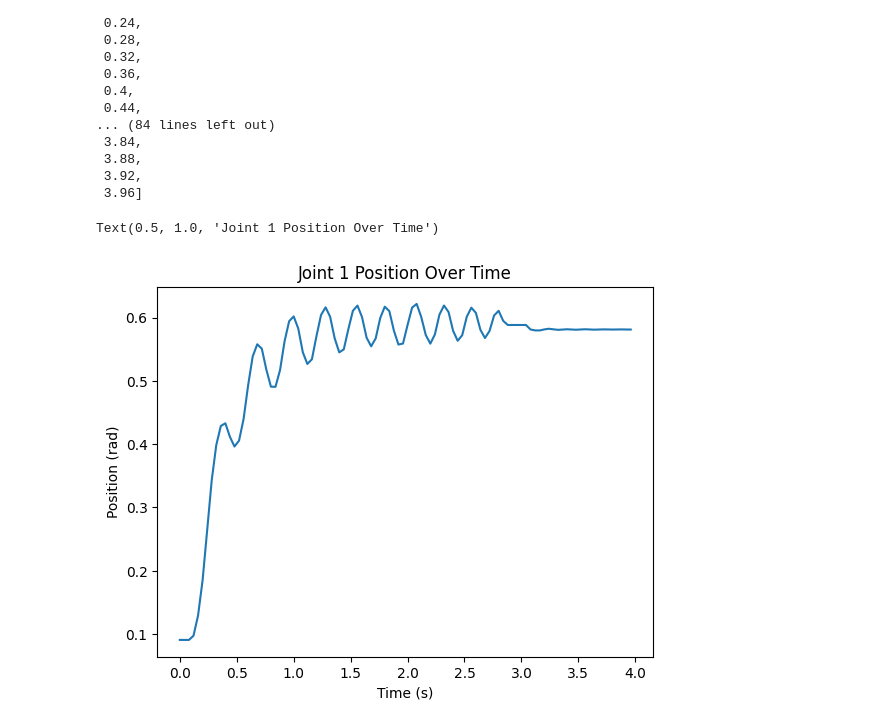
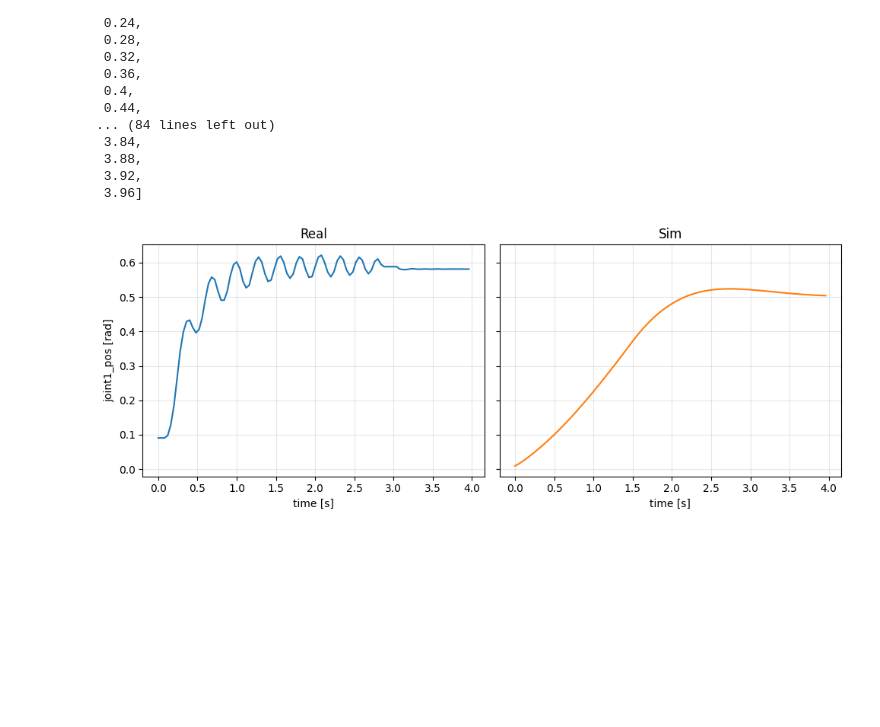
Before and after one commit to RL-Sim-to-Real/training, a Jupyter notebook: sim_to_real_analysis/visualize.ipynb, the cells around one changed output. Drawn from its saved outputs; the diff is of its cells as text; code cells hidden in the pictures; blank space fills up the shorter version.

```diff
--- a/sim_to_real_analysis/visualize.ipynb
+++ b/sim_to_real_analysis/visualize.ipynb
@@ -2,7 +2,7 @@
 import pandas as pd
 import numpy as np
 # %%
-df = pd.read_csv("joint1_pos_data.csv")
+df_real = pd.read_csv("joint1_positions_real.csv")
 df.head(), len(df)
 # %% [output]
 (   joint1_pos
@@ -12,3 +12,6 @@ df.head(), len(df)
  3    0.097468
  4    0.129265,
  100)
+# %%
+df_sim = pd.read_csv("joint1_positions_sim.csv")
+df_sim.head(), len(df_sim)
@@ -36,11 +47,32 @@ times
  3.92,
  3.96]
 # %%
+import numpy as np
 import matplotlib.pyplot as plt
-plt.plot(times, df["joint1_pos"], label="Joint 1 Position")
-plt.xlabel("Time (s)")
-plt.ylabel("Position (rad)")
-plt.title("Joint 1 Position Over Time")
+
+# Fix names if needed
+# df_real.head(), len(df_real)
+# df_sim.head(), len(df_sim)
+
+# Build time axes (0.04 s sampling)
+dt = 0.04
+df_real['t'] = np.round(np.arange(len(df_real)) * dt, 2)
+df_sim['t']  = np.round(np.arange(len(df_sim)) * dt, 2)
+
+fig, axes = plt.subplots(1, 2, figsize=(10, 4), sharey=True)
+
+axes[0].plot(df_real['t'], df_real['joint1_pos'], color='tab:blue')
+axes[0].set_title('Real')
+axes[0].set_xlabel('time [s]')
+axes[0].set_ylabel('joint1_pos [rad]')
+axes[0].grid(True, alpha=0.3)
+
+axes[1].plot(df_sim['t'], df_sim['joint1_pos'], color='tab:orange')
+axes[1].set_title('Sim')
+axes[1].set_xlabel('time [s]')
+axes[1].grid(True, alpha=0.3)
+
+plt.tight_layout()
+plt.show()
 # %% [output]
-Text(0.5, 1.0, 'Joint 1 Position Over Time')
-[figure, old version]
+[figure, new version]
```
Also changed, not shown: parts of 1 cell of this notebook, 19 other files.
